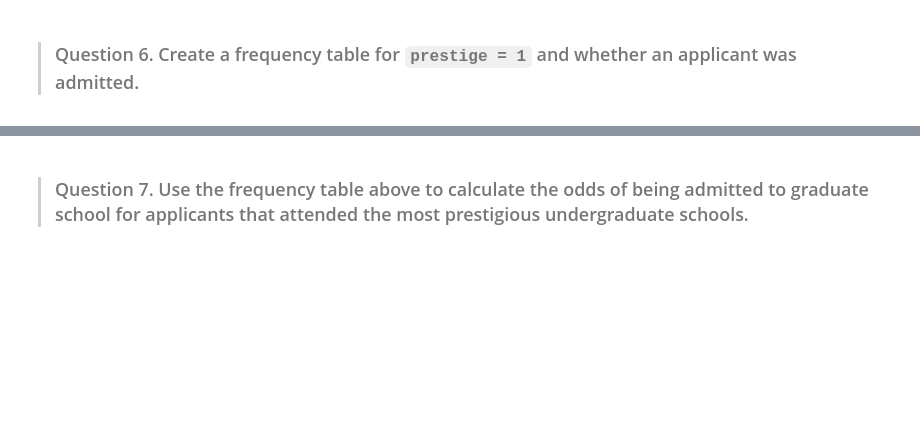
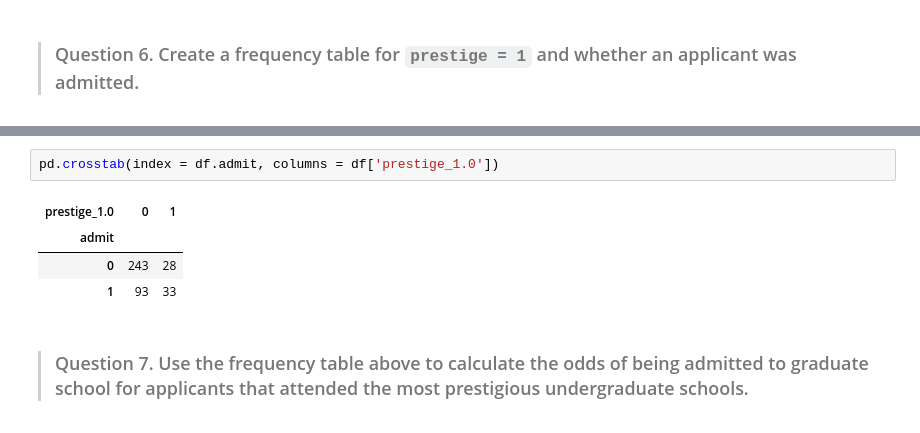
Before and after one commit to jww703/DS-SF-36, a Jupyter notebook: unit-project/3/notebooks/unit-project-3-starter-code.ipynb, the cells around one changed output, grey strips where cells are left out. Cells and saved outputs as stored; diff of their text form; blank space fills up the shorter version.

```diff
--- a/unit-project/3/notebooks/unit-project-3-starter-code.ipynb
+++ b/unit-project/3/notebooks/unit-project-3-starter-code.ipynb
@@ -129,3 +163,10 @@ Let's develop our intuition about expected outcomes by hand calculating odds rat
+# %%
+pd.crosstab(index = df.admit, columns = df['prestige_1.0'])
+# %% [output]
+| prestige_1.0 | 0 | 1 |
+| admit |  |  |
+| 0 | 243 | 28 |
+| 1 | 93 | 33 |
 # %% [markdown]
 > ### Question 7.  Use the frequency table above to calculate the odds of being admitted to graduate school for applicants that attended the most prestigious undergraduate schools.
 # %%
```
Also changed, not shown: parts of 15 cells of this notebook.
